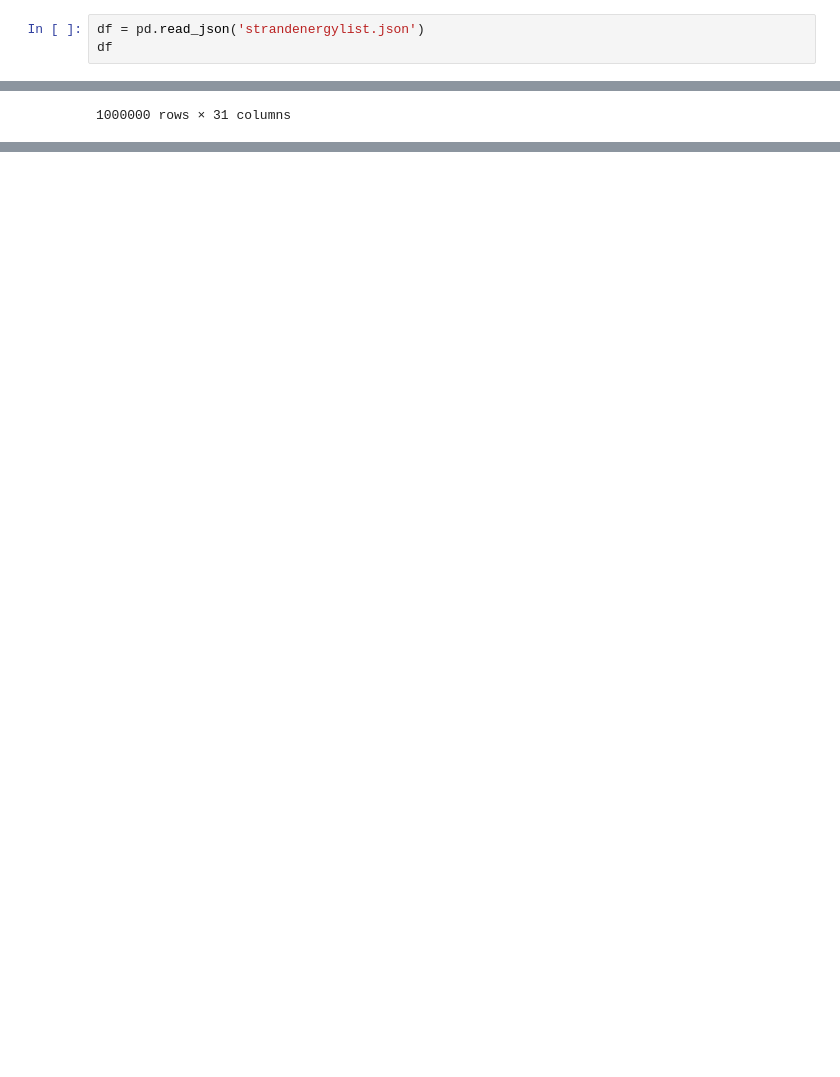
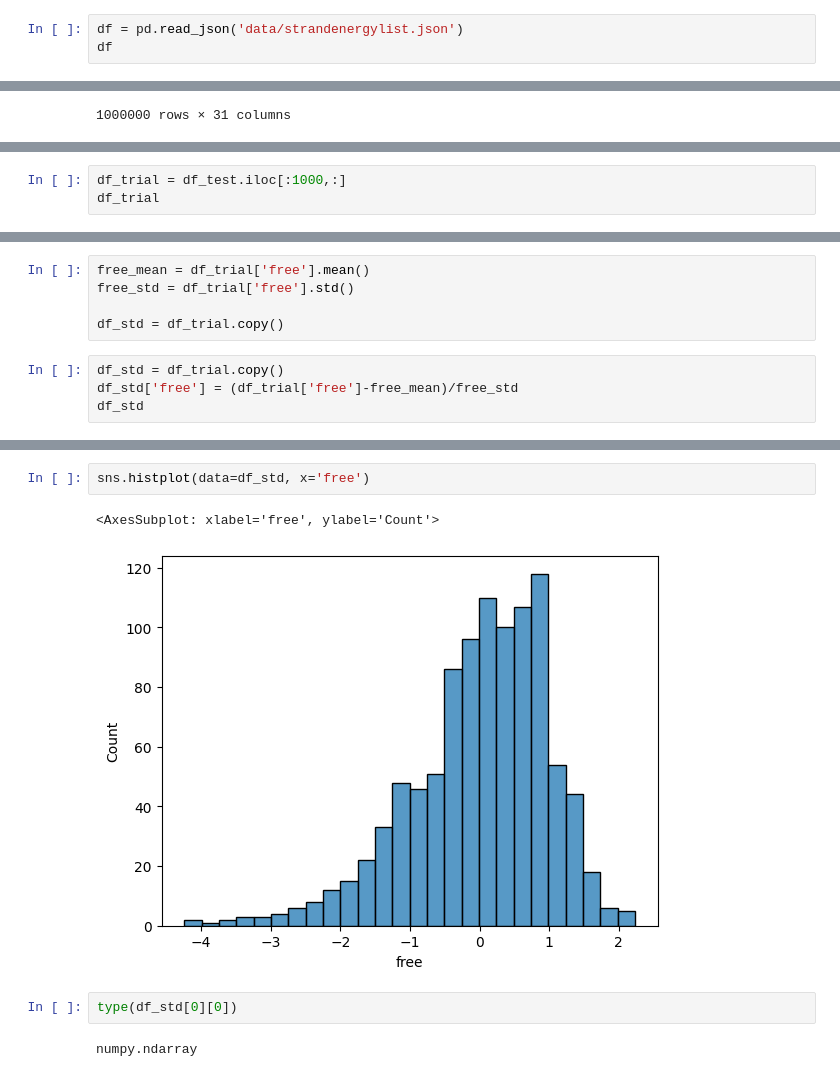
Before and after one commit to ScierKnave/dna_aptamers_modelling, a Jupyter notebook: src/Prelim.ipynb, the cells around one changed output, grey strips where cells are left out. Drawn from its saved outputs; the diff is of its cells as text; blank space fills up the shorter version.

```diff
--- a/src/Prelim.ipynb
+++ b/src/Prelim.ipynb
@@ -6,5 +18,5 @@ from sklearn.preprocessing import OneHotEncoder
 # %%
-df = pd.read_json('strandenergylist.json')
+df = pd.read_json('data/strandenergylist.json')
 df
 # %% [output]
 |  | 0 | 1 |
@@ -183,0 +178,3 @@ my_data
+# %%
+df_trial = df_test.iloc[:1000,:]
+df_trial
@@ -183,0 +211,9 @@ my_data
+# %%
+free_mean = df_trial['free'].mean()
+free_std = df_trial['free'].std()
+
+df_std = df_trial.copy()
+# %%
+df_std = df_trial.copy()
+df_std['free'] = (df_trial['free']-free_mean)/free_std
+df_std
@@ -183,0 +251,9 @@ my_data
+# %%
+sns.histplot(data=df_std, x='free')
+# %% [output]
+<AxesSubplot: xlabel='free', ylabel='Count'>
+[figure, added]
+# %%
+type(df_std[0][0])
+# %% [output]
+numpy.ndarray
```
Also changed, not shown: parts of 42 cells of this notebook.
